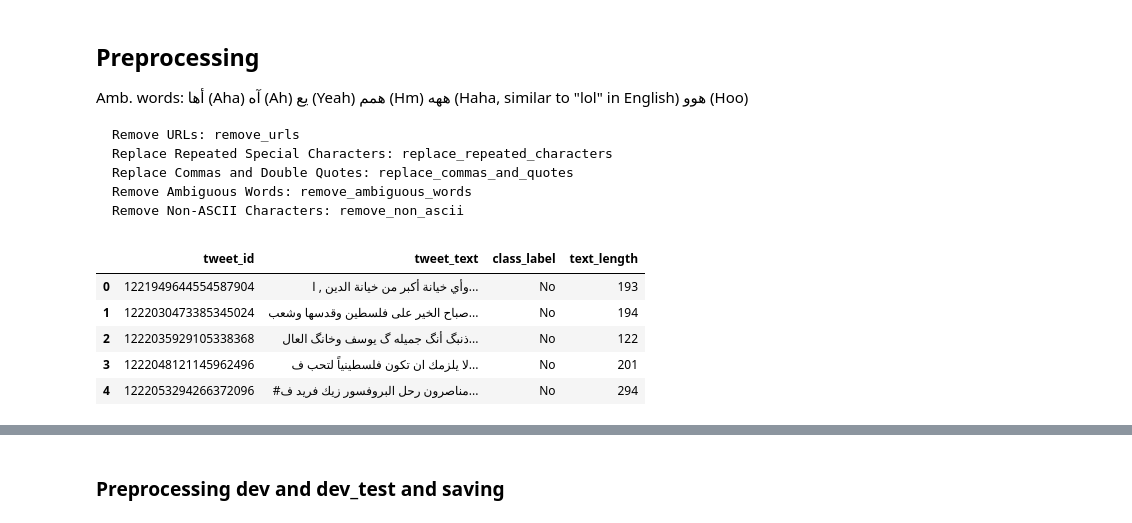
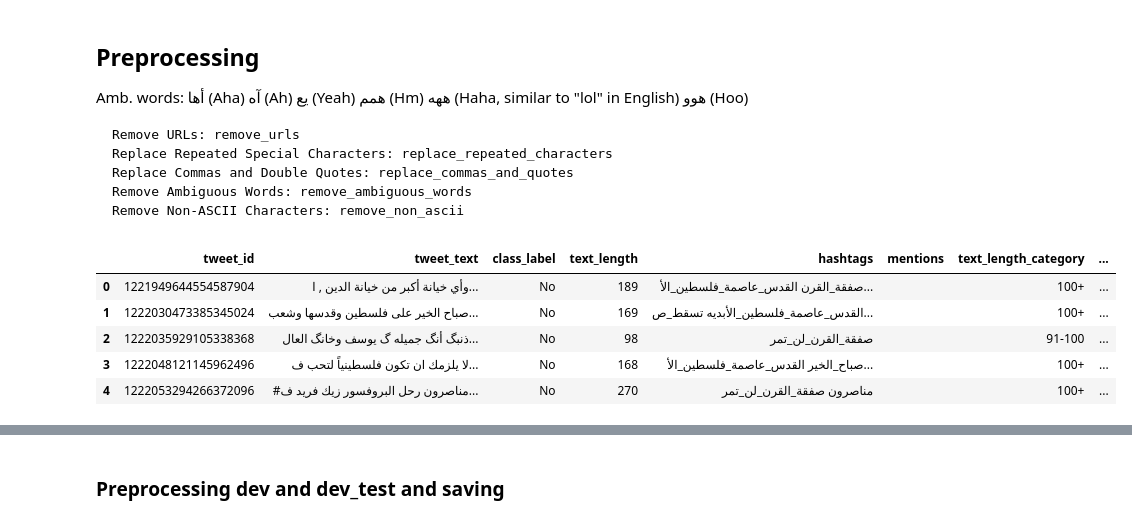
Before and after one commit to badaa002/Multilingual-Check-worthiness-Estimation-in-Text, a Jupyter notebook: notebooks/Arabic_Tweets_Preprocessing_Notebook.ipynb, the cells around one changed output, grey strips where cells are left out. Saved outputs shown, nothing was run; the diff lists cells and outputs as text; code cells hidden in the pictures.

```diff
--- a/notebooks/Arabic_Tweets_Preprocessing_Notebook.ipynb
+++ b/notebooks/Arabic_Tweets_Preprocessing_Notebook.ipynb
@@ -130,11 +130,17 @@ Amb. words:
     Remove Non-ASCII Characters: remove_non_ascii
 # %%
 import regex as re
+import numpy as np
+from sklearn.preprocessing import LabelEncoder
 
 
 def remove_urls(text):
     # Remove URLs
     text = re.sub(r'http\S+|www.\S+', '', text)
+
+    # Fix user
+    text = re.sub(r'(@\w+\s*)+', '@<USER> ', text)
+
     return text
 
 def remove_non_ascii(text):
@@ -158,36 +164,66 @@ def replace_commas_and_quotes(text):
     # Replace multiple double quotes with a single occurrence
     text = re.sub(r'"{2,}', '"', text)
     return text
 
 def remove_ambiguous_words(text):
     ambiguous_words = ['أها', 'آه', 'يع', 'ههه', 'همم', 'هوو']
 
     for word in ambiguous_words:
         # Remove the ambiguous word and fix spaces
         text = re.sub(r'\b{}\b'.format(word), '', text)
         text = re.sub(r'\s+', ' ', text).strip()  # Fix extra spaces
 
         # Remove comma or punctuation on the left side of the removed word
         text = re.sub(r',?\s*{}'.format(word), '', text)
 
     return text
 
+
+# Function to extract hashtags from tweet text
+def extract_hashtags(text):
+    hashtags = re.findall(r"#(\w+)", text)
+    return " ".join(hashtags)
+
+# Function to extract mentions from tweet text
+def extract_mentions(text):
+    mentions = re.findall(r"@(\w+)", text)
+    return " ".join(mentions)
+
+
 def preprocessing(train_df):
+    train_df['hashtags'] = train_df['tweet_text'].apply(extract_hashtags)
+    train_df['mentions'] = train_df['tweet_text'].apply(extract_mentions)
+
     train_df['tweet_text'] = train_df['tweet_text'].apply(remove_urls)
     train_df['tweet_text'] = train_df['tweet_text'].apply(replace_commas_and_quotes)
     train_df['tweet_text'] = train_df['tweet_text'].apply(replace_repeated_characters)
     train_df['tweet_text'] = train_df['tweet_text'].apply(remove_ambiguous_words)
     train_df['tweet_text'] = train_df['tweet_text'].apply(remove_non_ascii)
 
+    # Calculate text length
+    train_df['text_length'] = train_df['tweet_text'].apply(len)
+
+    # Categorize text length
+    bins = [0, 10, 20, 30, 40, 50, 60, 70, 80, 90, 100, np.inf]
+    labels = ['0-10', '11-20', '21-30', '31-40', '41-50', '51-60', '61-70', '71-80', '81-90', '91-100', '100+']
+    train_df['text_length_category'] = pd.cut(train_df['text_length'], bins=bins, labels=labels)
+
+    # Label encode class label
+    label_encoder = LabelEncoder()
+    train_df['class_label_encoded'] = label_encoder.fit_transform(train_df['class_label'])
+
+
+    train_df = train_df.drop(columns=['text_length'])
+
     #data_exploration(train_df)
     return train_df
 
 preprocessing(train_df)
 train_df.head()
 # %% [output]
-|  | tweet_id | tweet_text | class_label | text_length |
-| 0 | 1221949644554587904 | وأي خيانة أكبر من خيانة الدين , ا... | No | 193 |
-| 1 | 1222030473385345024 | صباح الخير على فلسطين وقدسها وشعب... | No | 194 |
-| 2 | 1222035929105338368 | ذنبگ أنگ جميله گ يوسف وخانگ العال... | No | 122 |
-| 3 | 1222048121145962496 | لا يلزمك ان تكون فلسطينياً لتحب ف... | No | 201 |
-| 4 | 1222053294266372096 | #مناصرون رحل البروفسور زيك فريد ف... | No | 294 |
+|  | tweet_id | tweet_text | class_label | text_length | hashtags | mentions | text_length_category | ... |
+| 0 | 1221949644554587904 | وأي خيانة أكبر من خيانة الدين , ا... | No | 189 | صفقة_القرن القدس_عاصمة_فلسطين_الأ... |  | 100+ | ... |
+| 1 | 1222030473385345024 | صباح الخير على فلسطين وقدسها وشعب... | No | 169 | القدس_عاصمة_فلسطين_الأبديه تسقط_ص... |  | 100+ | ... |
+| 2 | 1222035929105338368 | ذنبگ أنگ جميله گ يوسف وخانگ العال... | No | 98 | صفقة_القرن_لن_تمر |  | 91-100 | ... |
+| 3 | 1222048121145962496 | لا يلزمك ان تكون فلسطينياً لتحب ف... | No | 168 | صباح_الخير القدس_عاصمة_فلسطين_الأ... |  | 100+ | ... |
+| 4 | 1222053294266372096 | #مناصرون رحل البروفسور زيك فريد ف... | No | 270 | مناصرون صفقة_القرن_لن_تمر |  | 100+ | ... |
```
Also changed, not shown: parts of 2 cells of this notebook, 7 other files.
